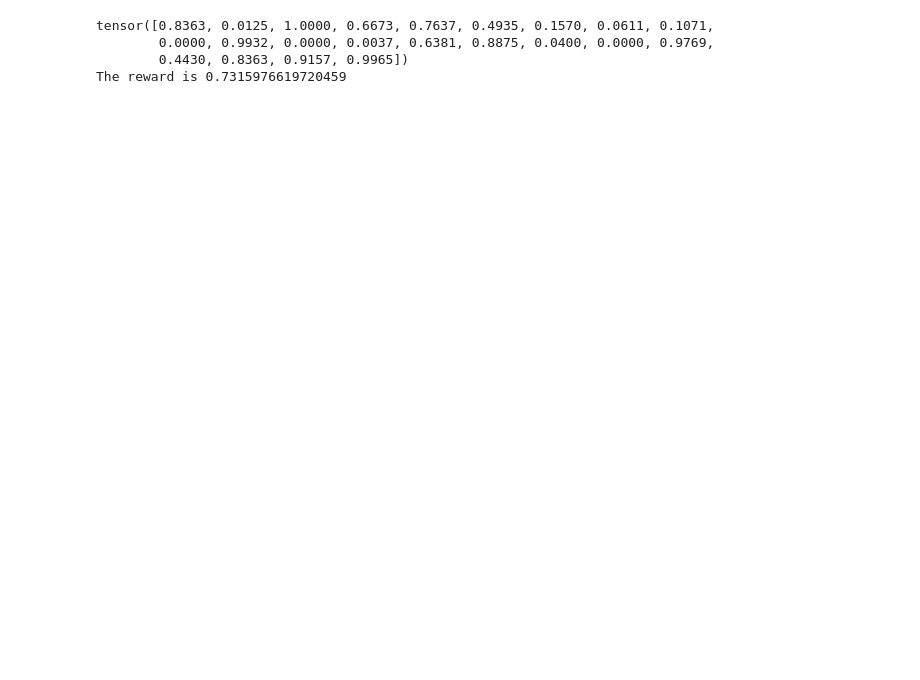
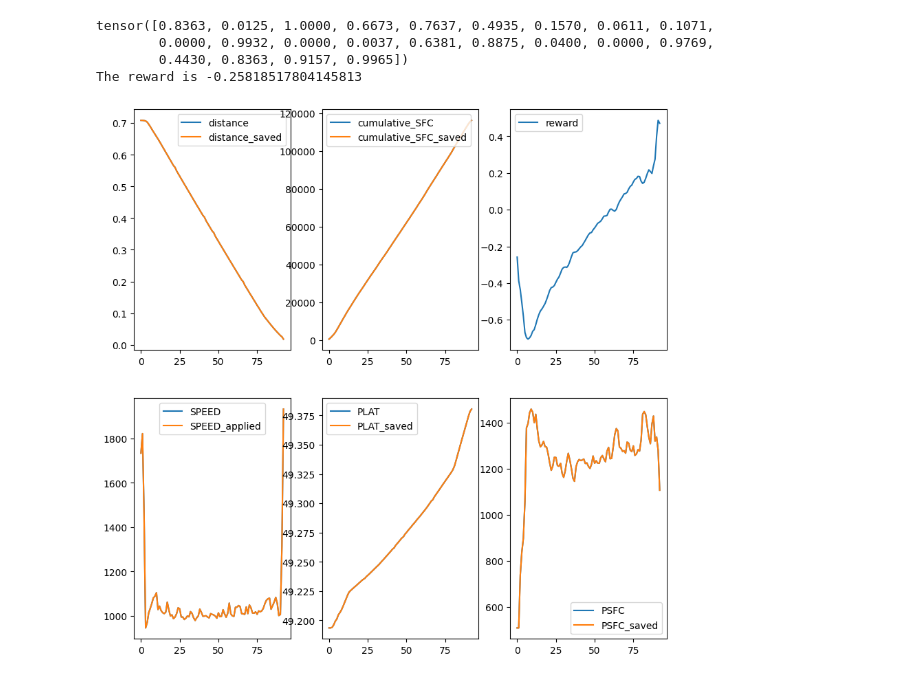
Before and after one commit to pagand/ORL_optimizer, a Jupyter notebook: VesselSimulator/simulator_lstm.ipynb, the cells around one changed output. Cells and saved outputs as stored; diff of their text form; code cells hidden in the pictures; blank space fills up the shorter version.

```diff
--- a/VesselSimulator/simulator_lstm.ipynb
+++ b/VesselSimulator/simulator_lstm.ipynb
@@ -10,7 +10,7 @@ warnings.filterwarnings('ignore')
 
 
 
-model_path = '../data/VesselSimulator/lstm_model_crop.pth'
+model_path = '../data/VesselSimulator/lstm_model_ar5.pth'
 scaler_path = '../data/VesselSimulator/scaler.pkl'
 start_trip_path = '../data/VesselSimulator/start_trip.pkl'
 device = torch.device("cuda" if torch.cuda.is_available() else "cpu")
@@ -25,4 +25,4 @@ print(f'The reward is {reward}')
 tensor([0.8363, 0.0125, 1.0000, 0.6673, 0.7637, 0.4935, 0.1570, 0.0611, 0.1071,
         0.0000, 0.9932, 0.0000, 0.0037, 0.6381, 0.8875, 0.0400, 0.0000, 0.9769,
         0.4430, 0.8363, 0.9157, 0.9965])
-The reward is 0.7315976619720459
+The reward is -0.25818517804145813
@@ -66,2 +90,33 @@ X1_test_state_pred = X1_test_state_pred[:, :-5, :]
+# %%
+# select a trip
+id = 2
+plt.figure(figsize=(10, 10))
+# compare ouput values
+ax = plt.subplot(2, 3, 1)
+ax.plot(X1_test_org[id, :, 10], label='distance')
+ax.plot(X1_test_state_pred[id, :, 10], label='distance_saved')
+ax.legend()
+ax = plt.subplot(2, 3, 2)
+ax.plot(X1_test_org[id, :, 12], label='cumulative_SFC')
+ax.plot(X1_test_state_pred[id, :, 12], label='cumulative_SFC_saved')
+ax.legend()
+ax = plt.subplot(2, 3, 3)
+ax.plot(X1_test_state_pred[id, :, -1], label='reward')
+ax.legend()
+ax = plt.subplot(2, 3, 4)
+ax.plot(X1_test_org[id, :, 0], label='SPEED')
+ax.plot(X1_test_state_pred[id, :, 0], label='SPEED_applied')
+ax.legend()
+ax = plt.subplot(2, 3, 5)
+ax.plot(X1_test_org[id, :, 20], label='PLAT')
+ax.plot(X1_test_state_pred[id, :, 20], label='PLAT_saved')
+ax.legend()
+ax = plt.subplot(2, 3, 6)
+ax.plot(X1_test_org[id, :, 18], label='PSFC')
+ax.plot(X1_test_state_pred[id, :, 18], label='PSFC_saved')
+ax.legend()
+plt.show()
+# %% [output]
+[figure, added]
 # %%
 # select a trip
```
Also changed, not shown: parts of 4 cells of this notebook, 8 other files.
